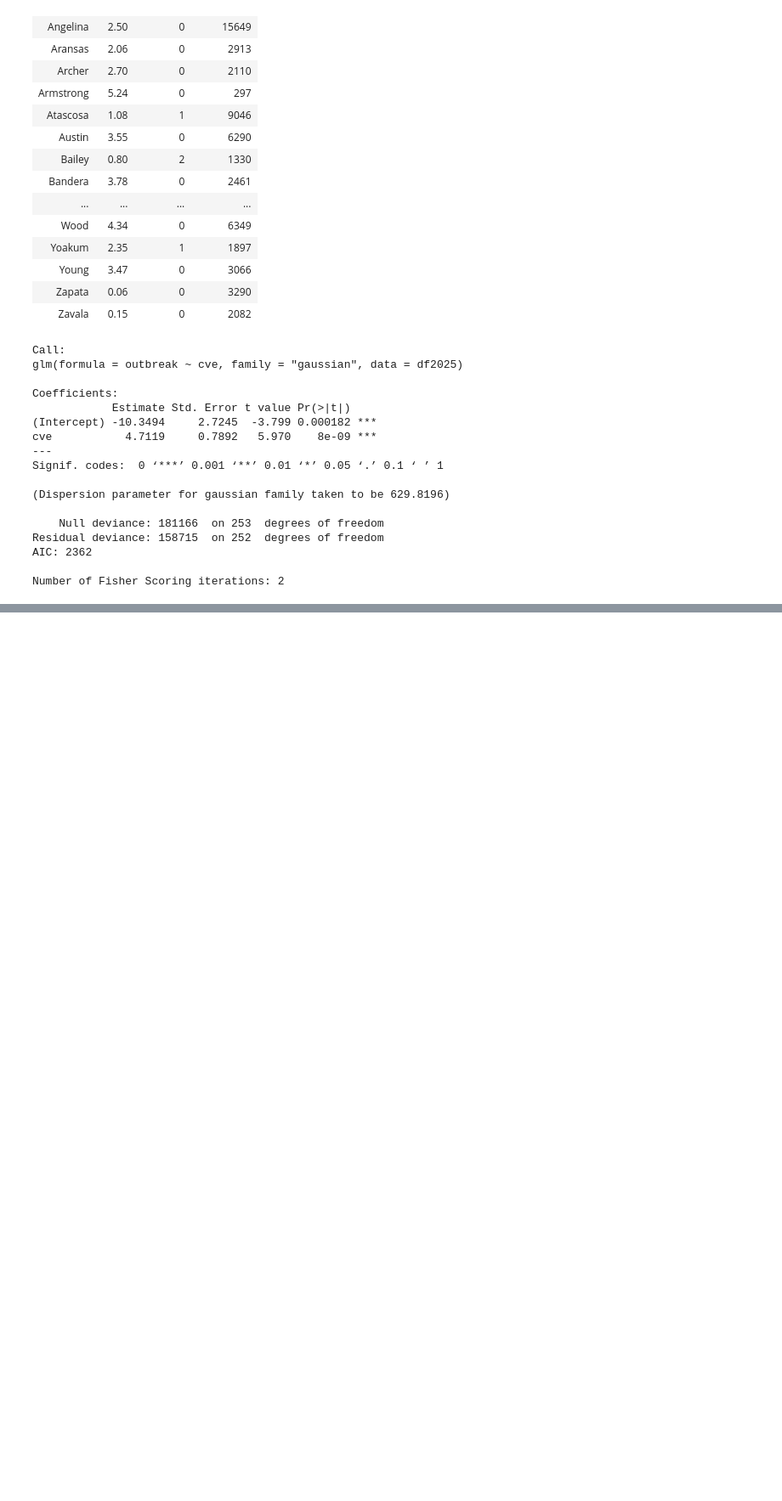
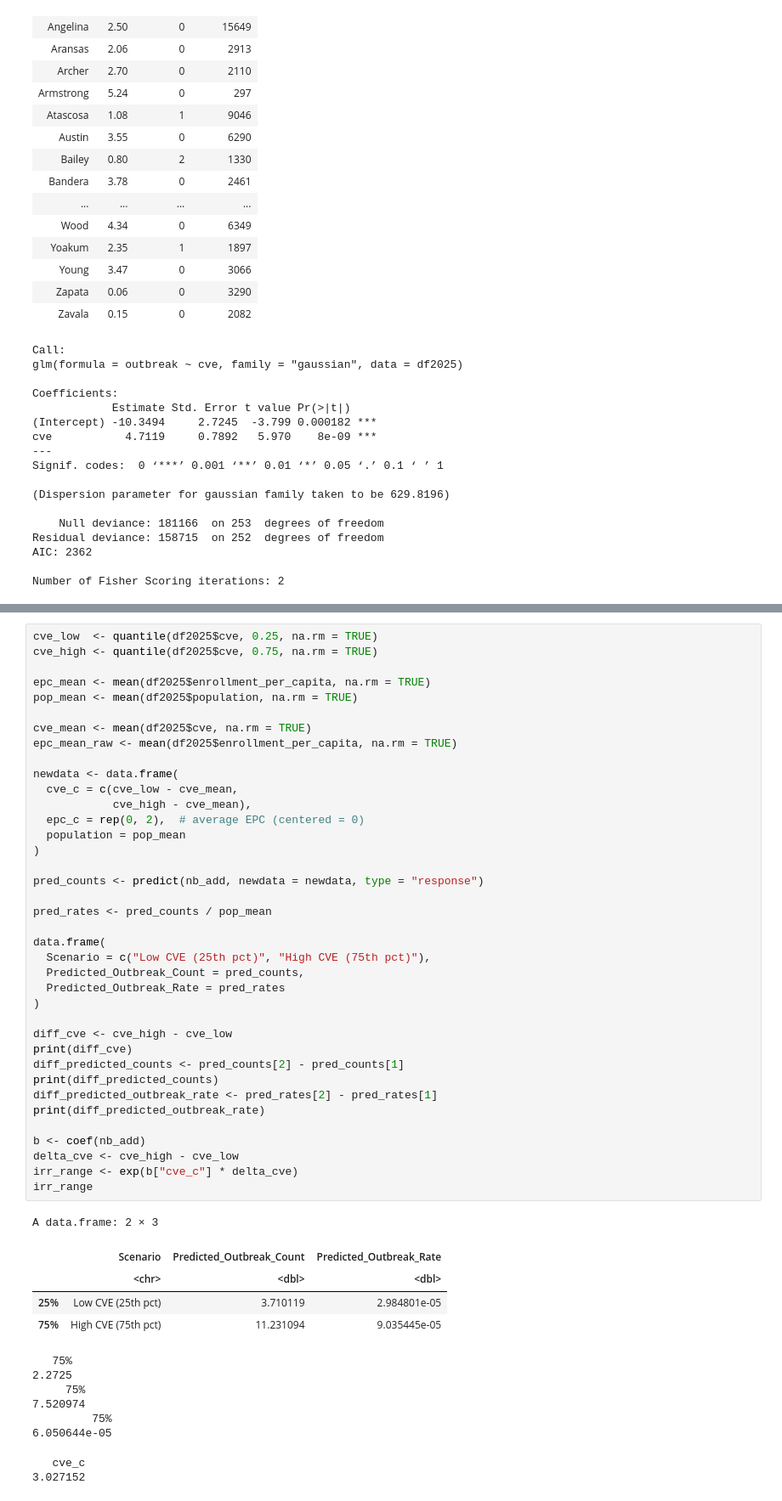
Before and after one commit to aichacamara/Measles-Outbreak-and-Public-Policy-Reluctance, a Jupyter notebook: 2026SP-stat/CVE-outbreak.ipynb, the cells around one changed output, grey strips where cells are left out. Shown at 85% size. Drawn from its saved outputs; the diff is of its cells as text; blank space fills up the shorter version.

```diff
--- a/2026SP-stat/CVE-outbreak.ipynb
+++ b/2026SP-stat/CVE-outbreak.ipynb
@@ -213,0 +582,52 @@ Caused by error in `FUN()`:
+# %%
+cve_low  <- quantile(df2025$cve, 0.25, na.rm = TRUE)
+cve_high <- quantile(df2025$cve, 0.75, na.rm = TRUE)
+
+epc_mean <- mean(df2025$enrollment_per_capita, na.rm = TRUE)
+pop_mean <- mean(df2025$population, na.rm = TRUE)
+
+cve_mean <- mean(df2025$cve, na.rm = TRUE)
+epc_mean_raw <- mean(df2025$enrollment_per_capita, na.rm = TRUE)
+
+newdata <- data.frame(
+  cve_c = c(cve_low - cve_mean,
+            cve_high - cve_mean),
+  epc_c = rep(0, 2),  # average EPC (centered = 0)
+  population = pop_mean
+)
+
+pred_counts <- predict(nb_add, newdata = newdata, type = "response")
+
+pred_rates <- pred_counts / pop_mean
+
+data.frame(
+  Scenario = c("Low CVE (25th pct)", "High CVE (75th pct)"),
+  Predicted_Outbreak_Count = pred_counts,
+  Predicted_Outbreak_Rate = pred_rates
+)
+
+diff_cve <- cve_high - cve_low
+print(diff_cve)
+diff_predicted_counts <- pred_counts[2] - pred_counts[1]
+print(diff_predicted_counts)
+diff_predicted_outbreak_rate <- pred_rates[2] - pred_rates[1]
+print(diff_predicted_outbreak_rate)
+
+b <- coef(nb_add)
+delta_cve <- cve_high - cve_low
+irr_range <- exp(b["cve_c"] * delta_cve)
+irr_range
+# %% [output]
+A data.frame: 2 × 3
+|  | Scenario | Predicted_Outbreak_Count | Predicted_Outbreak_Rate |
+|  | <chr> | <dbl> | <dbl> |
+| 25% | Low CVE (25th pct) | 3.710119 | 2.984801e-05 |
+| 75% | High CVE (75th pct) | 11.231094 | 9.035445e-05 |
+   75%
+2.2725
+     75%
+7.520974
+         75%
+6.050644e-05
+   cve_c
+3.027152
```
Also changed, not shown: parts of 4 cells of this notebook.
